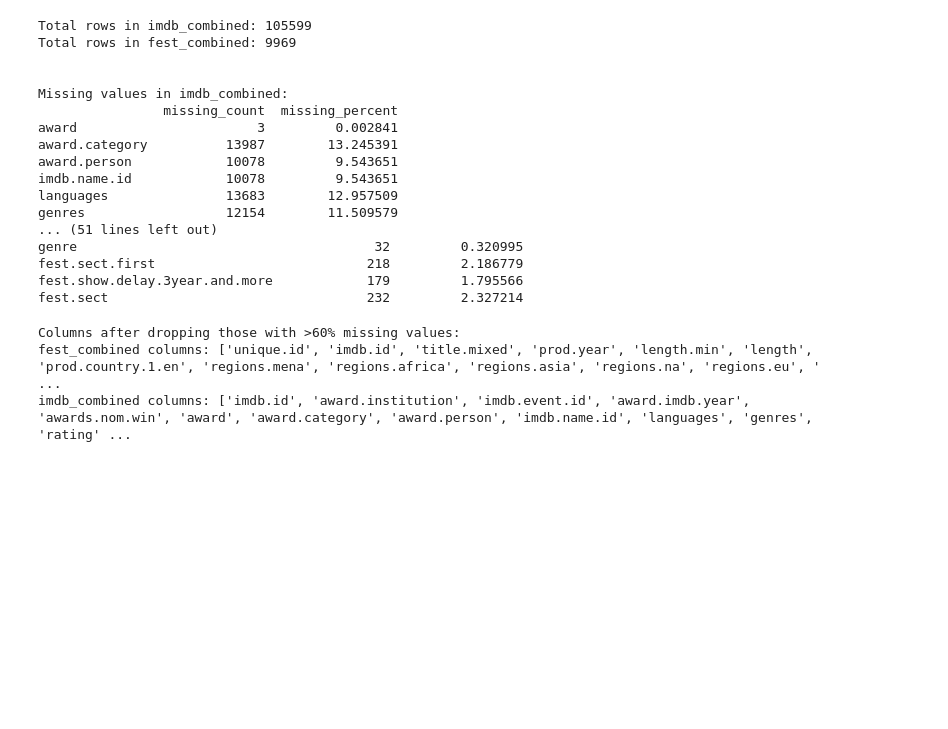
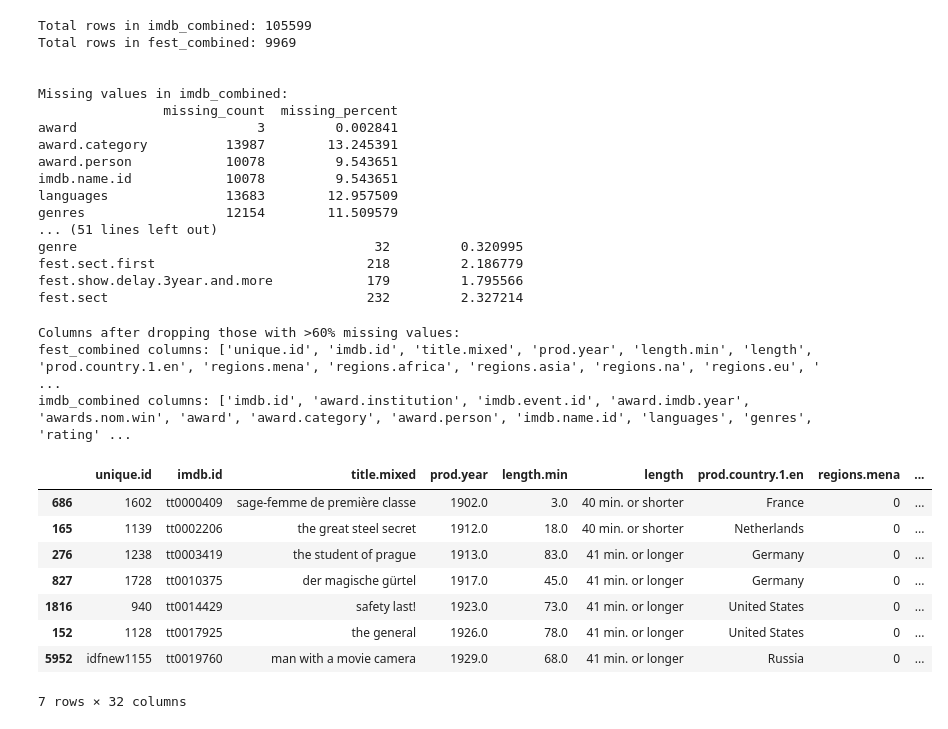
Before and after one commit to cillustrisimo/data144finalproj, a Jupyter notebook: cleaning_data.ipynb, the cells around one changed output. Saved outputs shown, nothing was run; the diff lists cells and outputs as text; code cells hidden in the pictures; blank space fills up the shorter version.

```diff
--- a/cleaning_data.ipynb
+++ b/cleaning_data.ipynb
@@ -81,15 +81,26 @@ fest.sect                                 232         2.327214
 # %%
 #drop columns with more than 60% missing values in both dataframes
 threshold = 60.0
 for df in [imdb_combined, fest_combined]:
     missing_percents = (df.isnull().sum() / len(df)) * 100
     cols_to_drop = missing_percents[missing_percents > threshold].index
     df.drop(columns=cols_to_drop, inplace=True)
 
 print("Columns after dropping those with >60% missing values:")
 print(f"fest_combined columns: {fest_combined.columns.tolist()}")
 print(f"imdb_combined columns: {imdb_combined.columns.tolist()}")
+
+fest_combined.head(7)
 # %% [output]
 Columns after dropping those with >60% missing values:
 fest_combined columns: ['unique.id', 'imdb.id', 'title.mixed', 'prod.year', 'length.min', 'length', 'prod.country.1.en', 'regions.mena', 'regions.africa', 'regions.asia', 'regions.na', 'regions.eu', ' ...
 imdb_combined columns: ['imdb.id', 'award.institution', 'imdb.event.id', 'award.imdb.year', 'awards.nom.win', 'award', 'award.category', 'award.person', 'imdb.name.id', 'languages', 'genres', 'rating' ...
+|  | unique.id | imdb.id | title.mixed | prod.year | length.min | length | prod.country.1.en | regions.mena | ... |
+| 686 | 1602 | tt0000409 | sage-femme de première classe | 1902.0 | 3.0 | 40 min. or shorter | France | 0 | ... |
+| 165 | 1139 | tt0002206 | the great steel secret | 1912.0 | 18.0 | 40 min. or shorter | Netherlands | 0 | ... |
+| 276 | 1238 | tt0003419 | the student of prague | 1913.0 | 83.0 | 41 min. or longer | Germany | 0 | ... |
+| 827 | 1728 | tt0010375 | der magische gürtel | 1917.0 | 45.0 | 41 min. or longer | Germany | 0 | ... |
+| 1816 | 940 | tt0014429 | safety last! | 1923.0 | 73.0 | 41 min. or longer | United States | 0 | ... |
+| 152 | 1128 | tt0017925 | the general | 1926.0 | 78.0 | 41 min. or longer | United States | 0 | ... |
+| 5952 | idfnew1155 | tt0019760 | man with a movie camera | 1929.0 | 68.0 | 41 min. or longer | Russia | 0 | ... |
+7 rows × 32 columns
```
Also changed, not shown: parts of 1 cell of this notebook.
